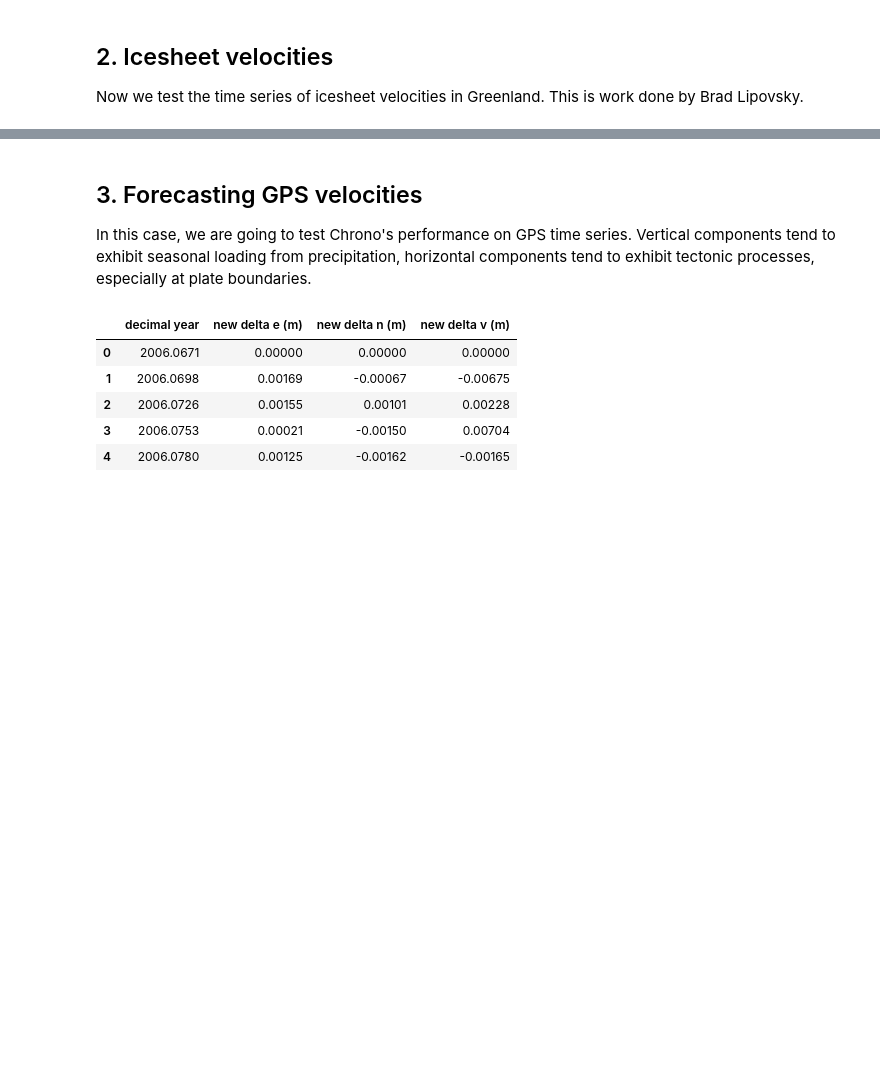
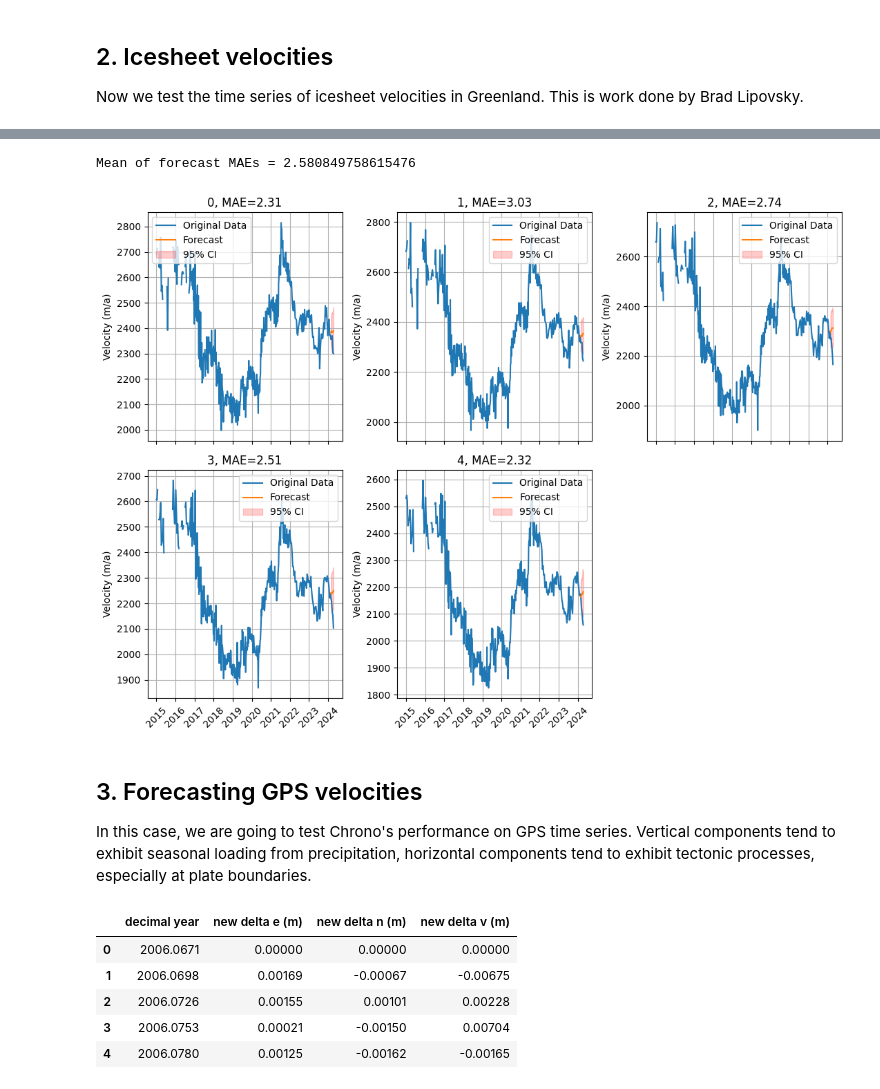
Before and after one commit to mdenolle/GeoCAST, a Jupyter notebook: test_zero-shot/chronos_test.ipynb, the cells around one changed output, grey strips where cells are left out. Cells and saved outputs as stored; diff of their text form; code cells hidden in the pictures; blank space fills up the shorter version.

```diff
--- a/test_zero-shot/chronos_test.ipynb
+++ b/test_zero-shot/chronos_test.ipynb
@@ -357,0 +470,2 @@ plt.show()
+# %%
+forecast, mean_mae, mean_mase, no_var_mae, split_index = predict_chronos(df_wide,predict_length=5,n_timeseries=10)
@@ -358,3 +490,9 @@ plt.show()
+# %%
+# plot
+plot_forecasts(df_wide,split_index,forecast,n_timeseries,field="Velocity (m/a)",filename="./plots/ice_jakobshavn_forecast.png")
+# %% [output]
+Mean of forecast MAEs = 2.580849758615476
+[figure, added]
 # %% [markdown]
 ## 3. Forecasting GPS velocities
 
```
Also changed, not shown: parts of 22 cells of this notebook, 3 other files.
